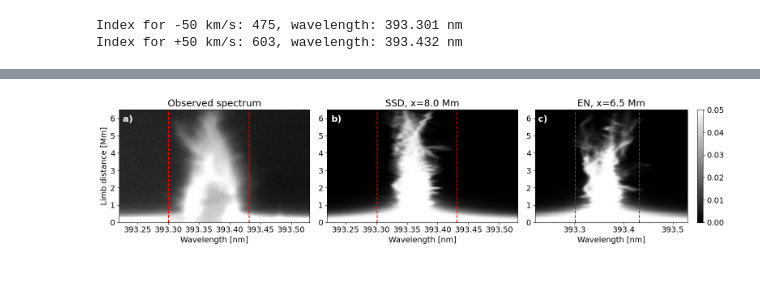
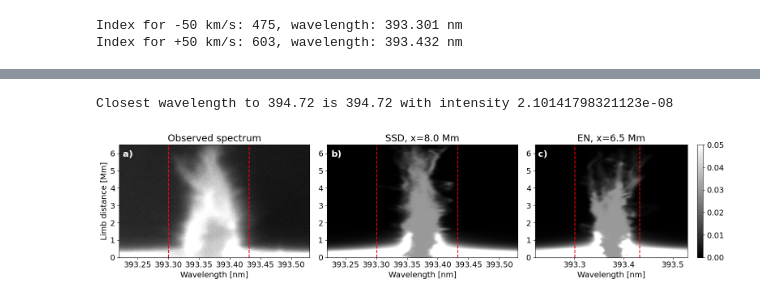
Before and after one commit to ivanzmilic/offlimb_3D_modeling, a Jupyter notebook: results_spectra_plot.ipynb, the cells around one changed output, grey strips where cells are left out. Drawn from its saved outputs; the diff is of its cells as text; code cells hidden in the pictures.

```diff
--- a/results_spectra_plot.ipynb
+++ b/results_spectra_plot.ipynb
@@ -98,3 +64,3 @@ print(filtergraph_en.shape)
 # %%
 x = np.arange(spectrum_ssd.shape[0]) * 0.024 * np.sin(np.radians(80))
-z = (np.arange(spectrum_ssd.shape[1])-68) * 0.02
+z = (np.arange(spectrum_ssd.shape[1])-z_limb) * 0.02
@@ -181,8 +186,8 @@ Index for +50 km/s: 603, wavelength: 393.432 nm
 # define the line center as the wavelength corresponding to the line core in the observations:
 central_wavelength_obs = ll_obs[np.argmin(np.abs(velocities_obs))]
 
-index_vel_minus_50_synth_ssd = np.argmin(np.abs(ll_air_ssd - (central_wavelength_obs * (1 - 50/3E5))))
-index_vel_plus_50_synth_ssd = np.argmin(np.abs(ll_air_ssd - (central_wavelength_obs * (1 + 50/3E5))))
-print(f"Synthetic -50 km/s: index {index_vel_minus_50_synth_ssd}, wavelength: {ll_air_ssd[index_vel_minus_50_synth_ssd]:.3f} nm")
-print(f"Synthetic +50 km/s: index {index_vel_plus_50_synth_ssd}, wavelength: {ll_air_ssd[index_vel_plus_50_synth_ssd]:.3f} nm")
+index_vel_minus_50_synth = np.argmin(np.abs(ll - (central_wavelength_obs * (1 - 50/3E5))))
+index_vel_plus_50_synth = np.argmin(np.abs(ll - (central_wavelength_obs * (1 + 50/3E5))))
+print(f"Synthetic -50 km/s: index {index_vel_minus_50_synth}, wavelength: {ll[index_vel_minus_50_synth]:.3f} nm")
+print(f"Synthetic +50 km/s: index {index_vel_plus_50_synth}, wavelength: {ll[index_vel_plus_50_synth]:.3f} nm")
 # %% [output]
@@ -249,3 +204,14 @@ x_coord_en = 6.5  # Mm
 # Indices:
 index_ssd = np.argmin(np.abs(x - x_coord_ssd))
 index_en = np.argmin(np.abs(x - x_coord_en))
+# %%
+# But before the further plots, load the disk center spectrum and normalize the observations:
+# Let's try to find the maximum intensity in the mean spectrum from lw from the disk center:
+lw_1d = fits.open('disk_center_test.fits')
+diskcenter_spectrum = lw_1d[0].data
+ll_lw = lw_1d[1].data
+plt.plot(ll_lw,diskcenter_spectrum)
+plt.xlabel('Wavelength Index')
+plt.ylabel('Intensity')
+plt.title('Disk Center Spectrum')
+plt.show()
@@ -252,3 +220,12 @@ index_en = np.argmin(np.abs(x - x_coord_en))
+# %%
+# Pick the intensity closest to the 394.72
+target_wavelength = 394.72
+closest_index = np.argmin(np.abs(ll_lw - target_wavelength))
+closest_intensity = diskcenter_spectrum[closest_index]
+closest_wavelength = ll_lw[closest_index]
+print(f"Closest wavelength to {target_wavelength} is {closest_wavelength} with intensity {closest_intensity}")
+# %% [output]
+Closest wavelength to 394.72 is 394.72 with intensity 2.10141798321123e-08
 # %%
 # Show a comparison between the first time instance of the observed spectrum and some example synthetic spectra, without
 # any spatial averaging.
@@ -261,35 +238,35 @@ plt.vlines([ll_obs[index_vel_minus_50], ll_obs[index_vel_plus_50]], 0, 6.5, colo
 plt.xlim(393.22, 393.53)
 plt.ylim(0,6.5)
 plt.ylabel("Limb distance [Mm]")
 plt.xlabel("Wavelength [nm]")
 plt.title("Observed spectrum")
 # denote panel with a)
 plt.text(0.02, 0.95, 'a)', transform=plt.gca().transAxes, fontsize=16, fontweight='bold', va='top', color='white')
 
 plt.subplot(132)
-plt.imshow(spectrum_ssd_sconvolved[index_ssd]*0.05, origin='lower', extent=[ll_air_ssd[0]+0.01,ll_air_ssd[-1]+0.01, z[0], z[-1]], aspect='auto', vmin=0.00, vmax=0.05, cmap='gray', rasterized=True)
+plt.imshow(spectrum_ssd[index_ssd]/closest_intensity, origin='lower', extent=[ll[0]+0.01,ll[-1]+0.01, z[0], z[-1]], aspect='auto', vmin=0.00, vmax=0.05, cmap='gray', rasterized=True)
 plt.ylim([0,6.5])
 plt.xlim(393.22, 393.53)
-plt.vlines([ll_air_ssd[index_vel_minus_50_synth_ssd], ll_air_ssd[index_vel_plus_50_synth_ssd]], 0, 6.5, colors='red', linestyles='dashed')
+plt.vlines([ll[index_vel_minus_50_synth], ll[index_vel_plus_50_synth]], 0, 6.5, colors='red', linestyles='dashed')
 #plt.colorbar()
 plt.title(f"SSD, x={x_coord_ssd} Mm")
 plt.xlabel("Wavelength [nm]")
 
 plt.text(0.02, 0.95, 'b)', transform=plt.gca().transAxes, fontsize=16, fontweight='bold', va='top', color='white')
 
 plt.subplot(133)
-plt.imshow(spectrum_en_sconvolved[index_en]*0.05, origin='lower', extent=[ll_air_en[0]+0.01,ll_air_en[-1]+0.01, z[0], z[-1]], aspect='auto', vmin=0.00, vmax=0.05, cmap='gray', rasterized=True)
+plt.imshow(spectrum_en[index_en]/closest_intensity, origin='lower', extent=[ll[0]+0.01,ll[-1]+0.01, z[0], z[-1]], aspect='auto', vmin=0.00, vmax=0.05, cmap='gray', rasterized=True)
 plt.ylim([0,6.5])
 plt.xlim(393.22, 393.53)
-plt.vlines([ll_air_en[index_vel_minus_50_synth_en], ll_air_en[index_vel_plus_50_synth_en]], 0, 6.5, colors='red', linestyles='dashed')
+plt.vlines([ll[index_vel_minus_50_synth], ll[index_vel_plus_50_synth]], 0, 6.5, colors='red', linestyles='dashed')
 plt.colorbar()
 plt.title(f"EN, x={x_coord_en} Mm")
 plt.xlabel("Wavelength [nm]")
 
 plt.text(0.02, 0.95, 'c)', transform=plt.gca().transAxes, fontsize=16, fontweight='bold', va='top', color='white')
 
 plt.tight_layout()
 plt.savefig("figs/off_limb_slit_detailed_examples.png",bbox_inches='tight', dpi=300)
 plt.savefig("figs/off_limb_slit_detailed_examples.pdf",bbox_inches='tight', dpi=300)
 # %% [output]
-[figure, old version]
+[figure, new version]
```
Also changed, not shown: parts of 34 cells of this notebook, 8 other files.
